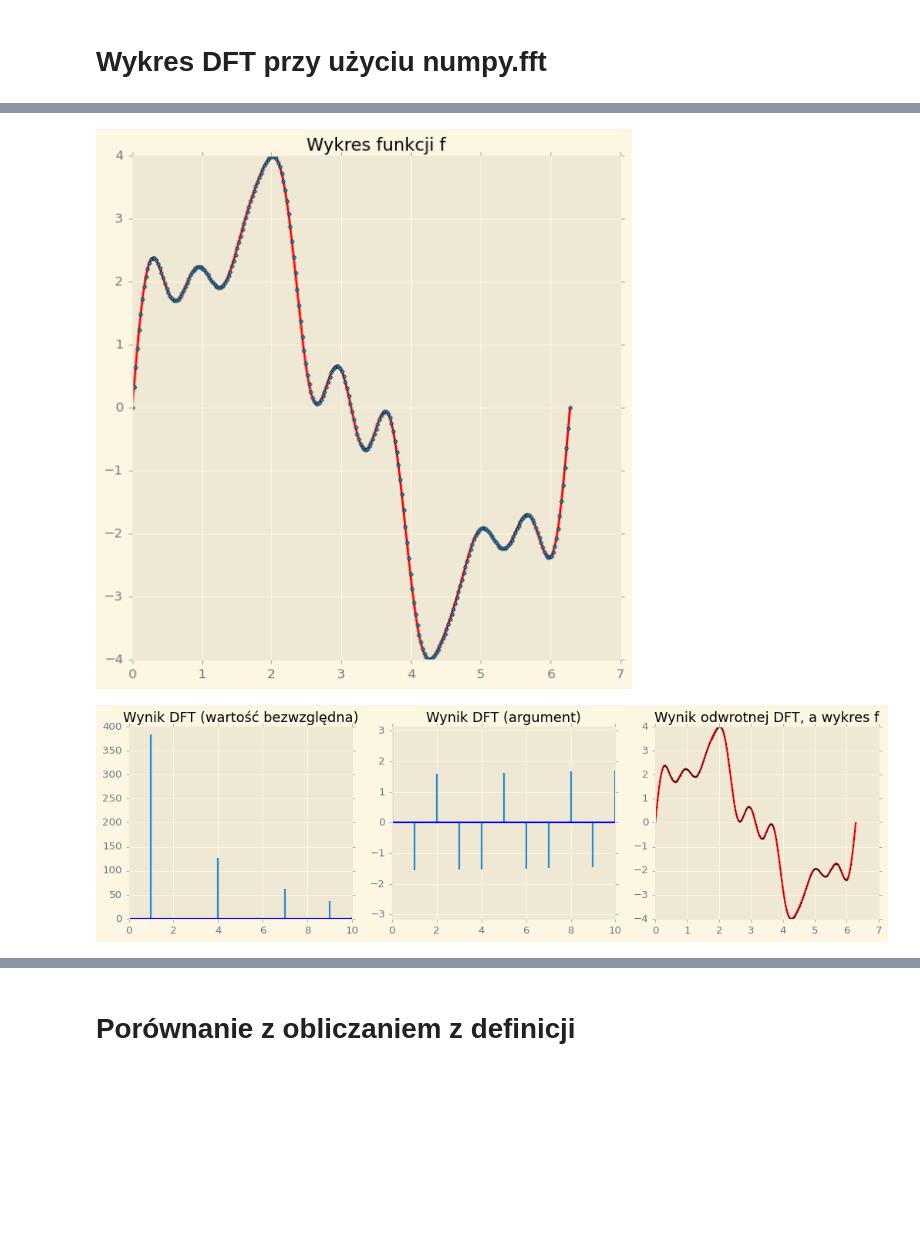
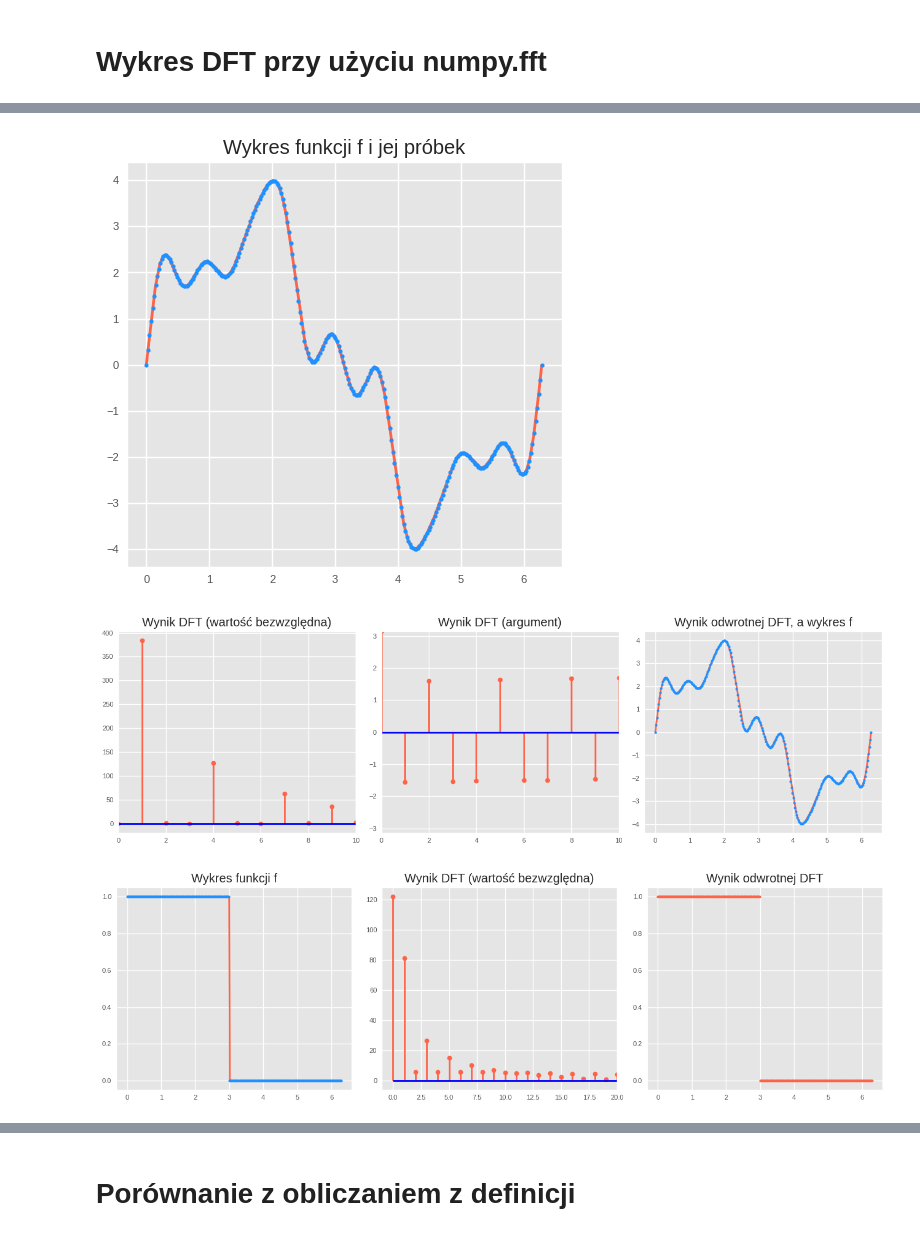
Before and after one commit to 5arcoramphu5/FastFourierTransform, a Jupyter notebook: eksperymenty.ipynb, the cells around one changed output, grey strips where cells are left out. Drawn from its saved outputs; the diff is of its cells as text; code cells hidden in the pictures; blank space fills up the shorter version.

```diff
--- a/eksperymenty.ipynb
+++ b/eksperymenty.ipynb
@@ -8,3 +7,25 @@ from tqdm.notebook import tqdm
-# %%
-# plt.style.use('Solarize_Light2')
-plt.style.use('default')
+# %%
+plt.style.use('ggplot')
+colors = ["tomato", "dodgerblue", "yellow","yellowgreen", "mediumorchid"]
+plt.rcParams['axes.prop_cycle'] = plt.cycler(color=colors)
+# %%
+def samples(f, samplingRate):
+    X = np.linspace(0, 2*np.pi, samplingRate)
+    a = np.array([f(x) for x in X])
+    return (a, X)
+# %%
+def f(t):
+    if t <= 3:
+        return 1
+    else:
+        return 0
+
+a, x = samples(f, 256)
+aDraw, xDraw = samples(f, 2048)
+
+plt.figure(figsize = (5, 5))
+plt.title("Wykres funkcji f")
+plt.plot(xDraw, aDraw)
+plt.plot(x, a, 'o', markersize=3)
+
+plt.show()
@@ -11,29 +34,24 @@ plt.style.use('default')
 # %%
-def samples(f, samplingRate):
-    x = np.linspace(0, 2*np.pi, samplingRate)
-    a = f(x)
-    return (a, x)
-
 # pary (częstotliwość, mnożnik)
 sineComponents = [ (1, 3), (4, 1), (7, 0.5), (9, 0.3) ]
 
 def f(t):
     value = 0
     for (freq, mul) in sineComponents:
         value += mul*np.sin(freq*t)
     return value
 
 a, x = samples(f, 256)
 aDraw, xDraw = samples(f, 2048)
 
-plt.figure(figsize = (8, 8))
-plt.title("Wykres funkcji f")
-plt.plot(xDraw, aDraw, 'r')
+plt.figure(figsize = (5, 5))
+plt.title("Wykres funkcji f i jej próbek")
+plt.plot(xDraw, aDraw)
 plt.plot(x, a, 'o', markersize=3)
 
 plt.show()
 # %% [output]
-[figure, old version]
+[figure, new version]
 # %%
 A = np.fft.fft(a)
 freq = np.arange(len(a))
@@ -42,21 +60,46 @@ plt.figure(figsize = (13, 4))
 
 plt.subplot(131)
 plt.title("Wynik DFT (wartość bezwzględna)")
-plt.stem(freq, np.abs(A), markerfmt=" ", basefmt="-b")
+plt.stem(freq, np.abs(A), basefmt="-b")
 plt.xlim(0, 10)
 
 plt.subplot(132)
 plt.title("Wynik DFT (argument)")
-plt.stem(freq, np.angle(A), markerfmt=" ", basefmt="-b")
+plt.stem(freq, np.angle(A), basefmt="-b")
 plt.ylim(-np.pi, np.pi)
 plt.xlim(0, 10)
 
 plt.subplot(133)
 plt.title("Wynik odwrotnej DFT, a wykres f")
-plt.plot(xDraw, aDraw, 'r')
-plt.plot(x, np.real(np.fft.ifft(A)), 'o', markersize=1)
+plt.plot(xDraw, aDraw)
+plt.plot(x, np.real(np.fft.ifft(A)), 'o', markersize=3)
 
 plt.tight_layout()
 plt.show()
 # %% [output]
-[figure, old version]
+[figure, new version]
+# %%
+A = np.fft.fft(a)
+freq = np.arange(len(a))
+
+plt.figure(figsize = (13, 4))
+
+
+plt.subplot(131)
+plt.title("Wykres funkcji f")
+plt.plot(xDraw, aDraw)
+plt.plot(x, a, 'o', markersize=3)
+
+plt.subplot(132)
+plt.title("Wynik DFT (wartość bezwzględna)")
+plt.stem(freq, np.abs(A), basefmt="-b")
+plt.xlim(-1, 20)
+
+plt.subplot(133)
+plt.title("Wynik odwrotnej DFT")
+plt.plot(x, np.real(np.fft.ifft(A)), 'o', markersize=3)
+
+plt.tight_layout()
+plt.show()
+# %% [output]
+[figure, added]
```
Also changed, not shown: parts of 17 cells of this notebook.
